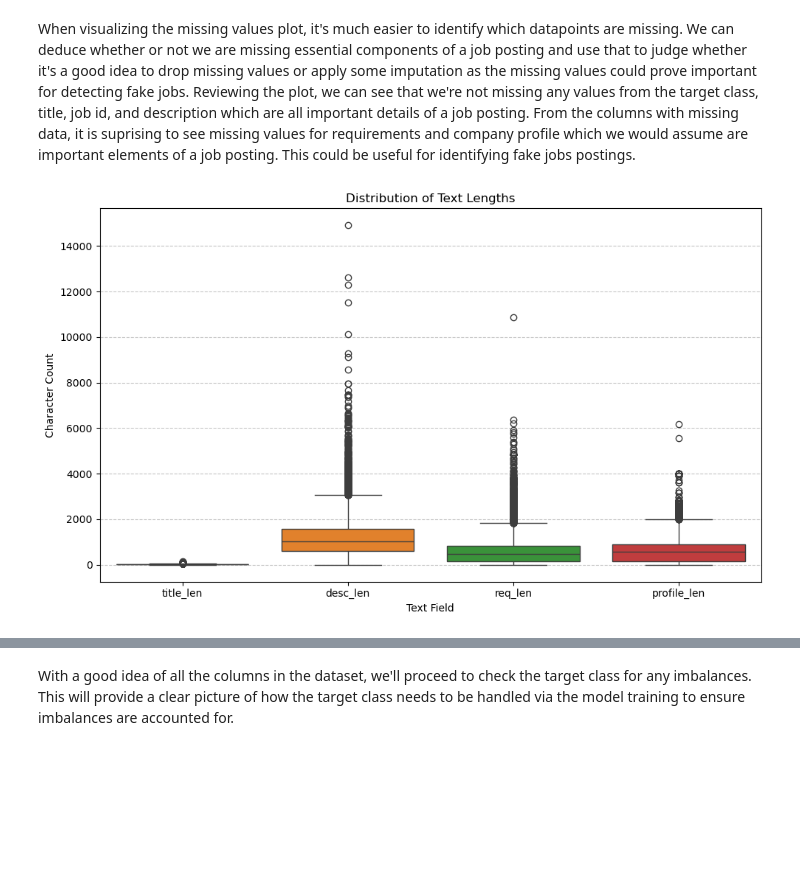
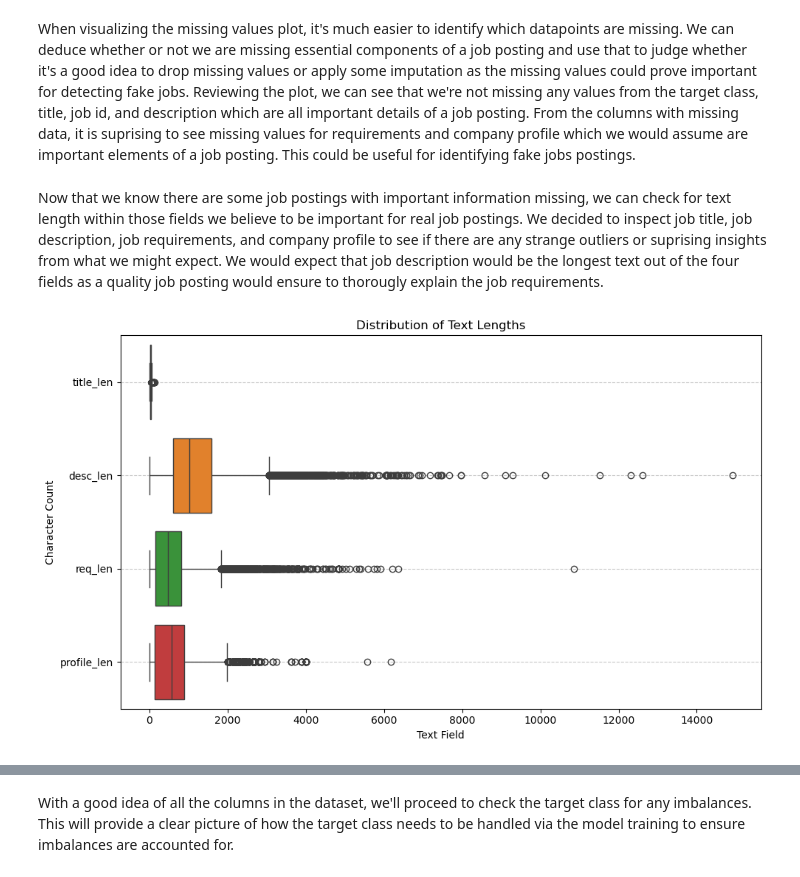
Before and after one commit to navanodonavan/MSAAI510FinalProjectGroup4, a Jupyter notebook: Final Project Section5-Team 4.ipynb, the cells around one changed output, grey strips where cells are left out. Saved outputs shown, nothing was run; the diff lists cells and outputs as text; code cells hidden in the pictures; blank space fills up the shorter version.

```diff
--- a/Final Project Section5-Team 4.ipynb
+++ b/Final Project Section5-Team 4.ipynb
@@ -114,21 +116,23 @@ plt.show()
 [figure]
 # %% [markdown]
 When visualizing the missing values plot, it's much easier to identify which datapoints are missing. We can deduce whether or not we are missing essential components of a job posting and use that to judge whether it's a good idea to drop missing values or apply some imputation as the missing values could prove important for detecting fake jobs. Reviewing the plot, we can see that we're not missing any values from the target class, title, job id, and description which are all important details of a job posting. From the columns with missing data, it is suprising to see missing values for requirements and company profile which we would assume are important elements of a job posting. This could be useful for identifying fake jobs postings.
+# %% [markdown]
+Now that we know there are some job postings with important information missing, we can check for text length within those fields we believe to be important for real job postings. We decided to inspect job title, job description, job requirements, and company profile to see if there are any strange outliers or suprising insights from what we might expect. We would expect that job description would be the longest text out of the four fields as a quality job posting would ensure to thorougly explain the job requirements.
 # %%
 # check text length (these can be used as engineered features)
 df['title_len'] = df['title'].apply(lambda x: len(str(x)))
 df['desc_len'] = df['description'].apply(lambda x: len(str(x)))
 df['req_len'] = df['requirements'].apply(lambda x: len(str(x)))
 df['profile_len'] = df['company_profile'].apply(lambda x: len(str(x)))
 
 # plot text length
 plt.figure(figsize=(10, 6))
-sns.boxplot(data=df[['title_len', 'desc_len', 'req_len', 'profile_len']])
+sns.boxplot(data=df[['title_len', 'desc_len', 'req_len', 'profile_len']], orient='h')
 plt.title('Distribution of Text Lengths')
 plt.xlabel('Text Field')
 plt.ylabel('Character Count')
 plt.grid(axis='y', linestyle='--', alpha=0.7)
 plt.tight_layout()
 plt.show()
 # %% [output]
-[figure, old version]
+[figure, new version]
```
Also changed, not shown: parts of 12 cells of this notebook.
